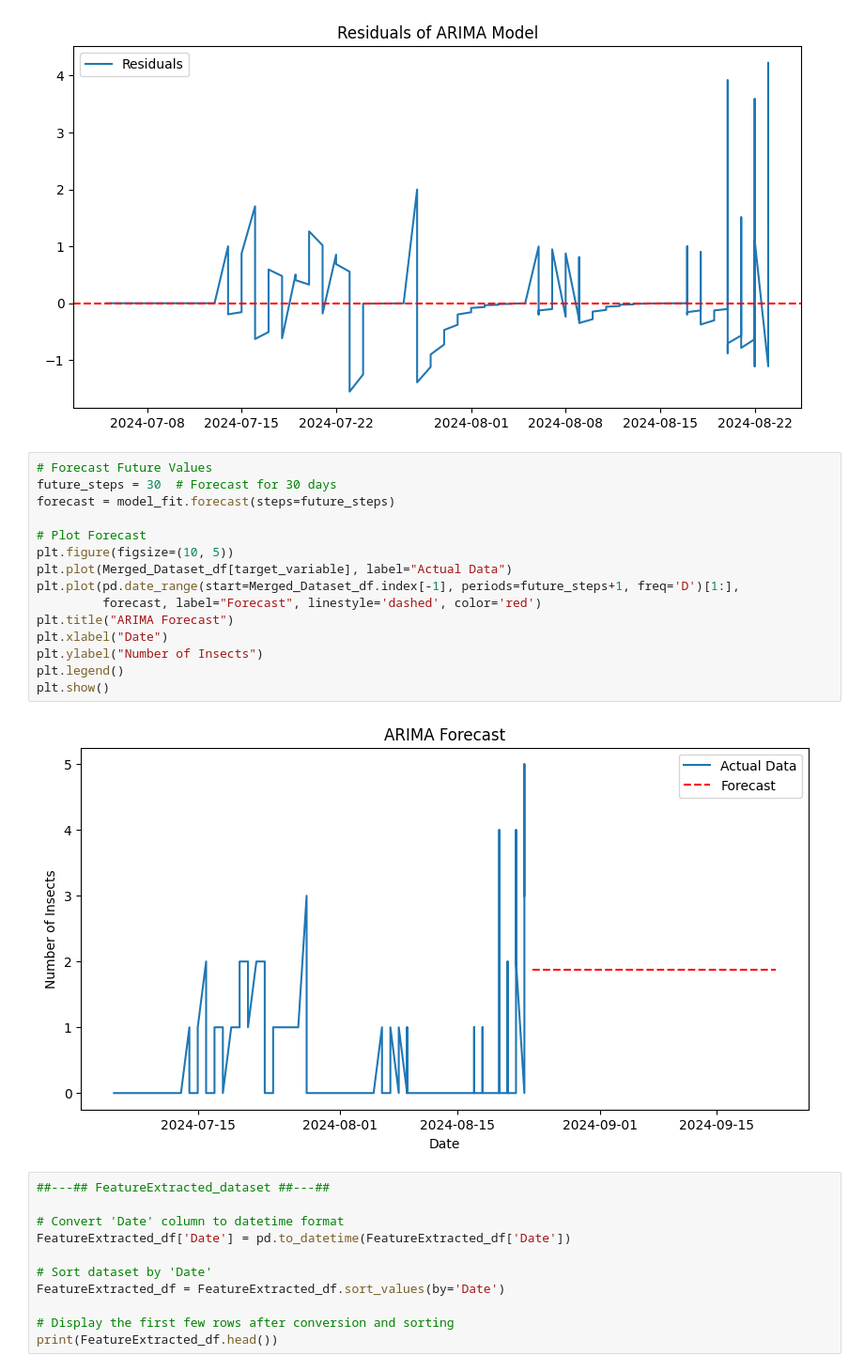
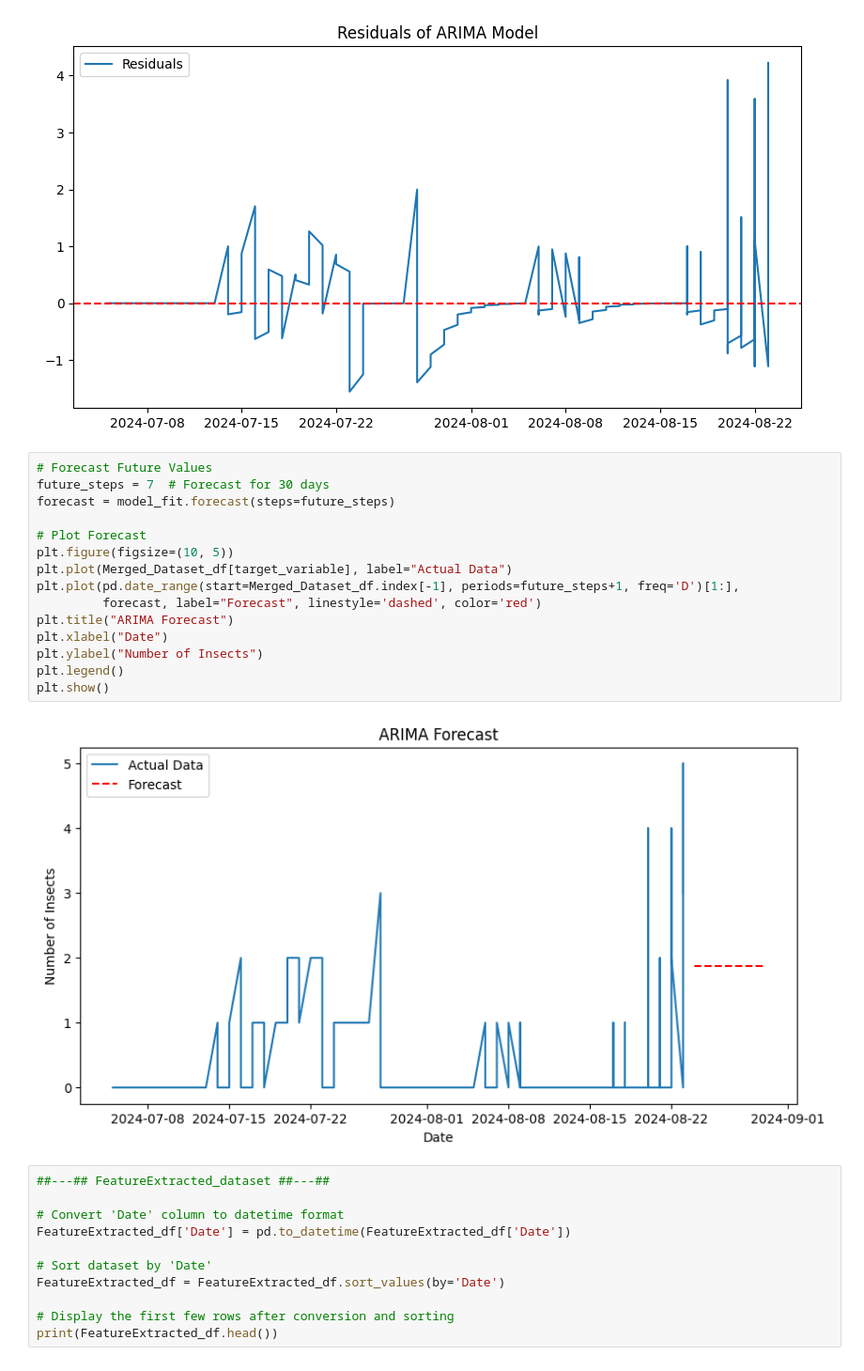
Before and after one commit to raz0208/Agritech-Pest-Prediction, a Jupyter notebook: Agritech_Pest_Prediction_Time_Series_Analysis.ipynb, the cells around one changed output. Shown at 94% size. Saved outputs shown, nothing was run; the diff lists cells and outputs as text.

```diff
--- a/Agritech_Pest_Prediction_Time_Series_Analysis.ipynb
+++ b/Agritech_Pest_Prediction_Time_Series_Analysis.ipynb
@@ -262,21 +262,21 @@ plt.show()
 [figure]
 # %%
 # Forecast Future Values
-future_steps = 30  # Forecast for 30 days
+future_steps = 7  # Forecast for 30 days
 forecast = model_fit.forecast(steps=future_steps)
 
 # Plot Forecast
 plt.figure(figsize=(10, 5))
 plt.plot(Merged_Dataset_df[target_variable], label="Actual Data")
 plt.plot(pd.date_range(start=Merged_Dataset_df.index[-1], periods=future_steps+1, freq='D')[1:],
          forecast, label="Forecast", linestyle='dashed', color='red')
 plt.title("ARIMA Forecast")
 plt.xlabel("Date")
 plt.ylabel("Number of Insects")
 plt.legend()
 plt.show()
 # %% [output]
-[figure, old version]
+[figure, new version]
 # %%
 ##---## FeatureExtracted_dataset ##---##
 
```
Also changed, not shown: parts of 7 cells of this notebook.
